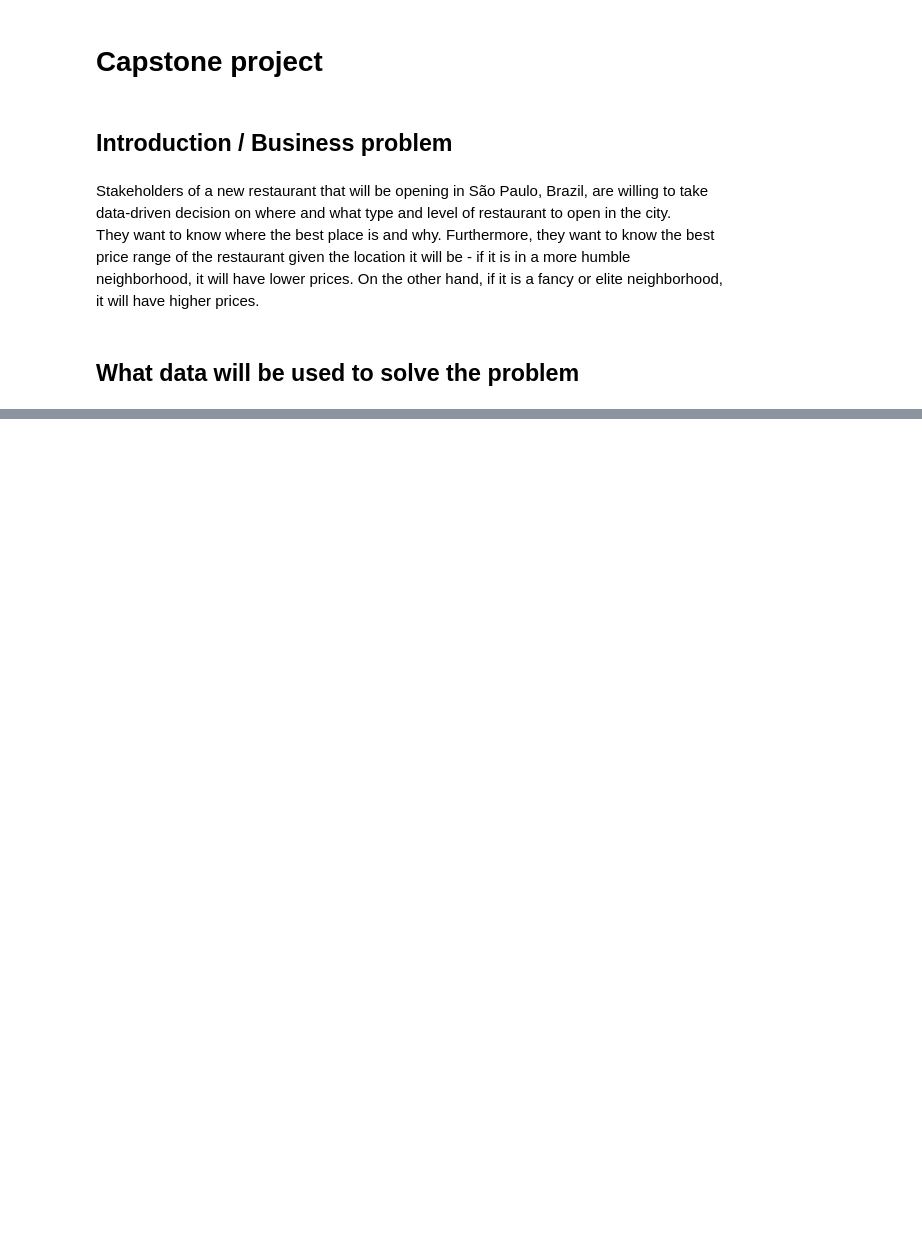
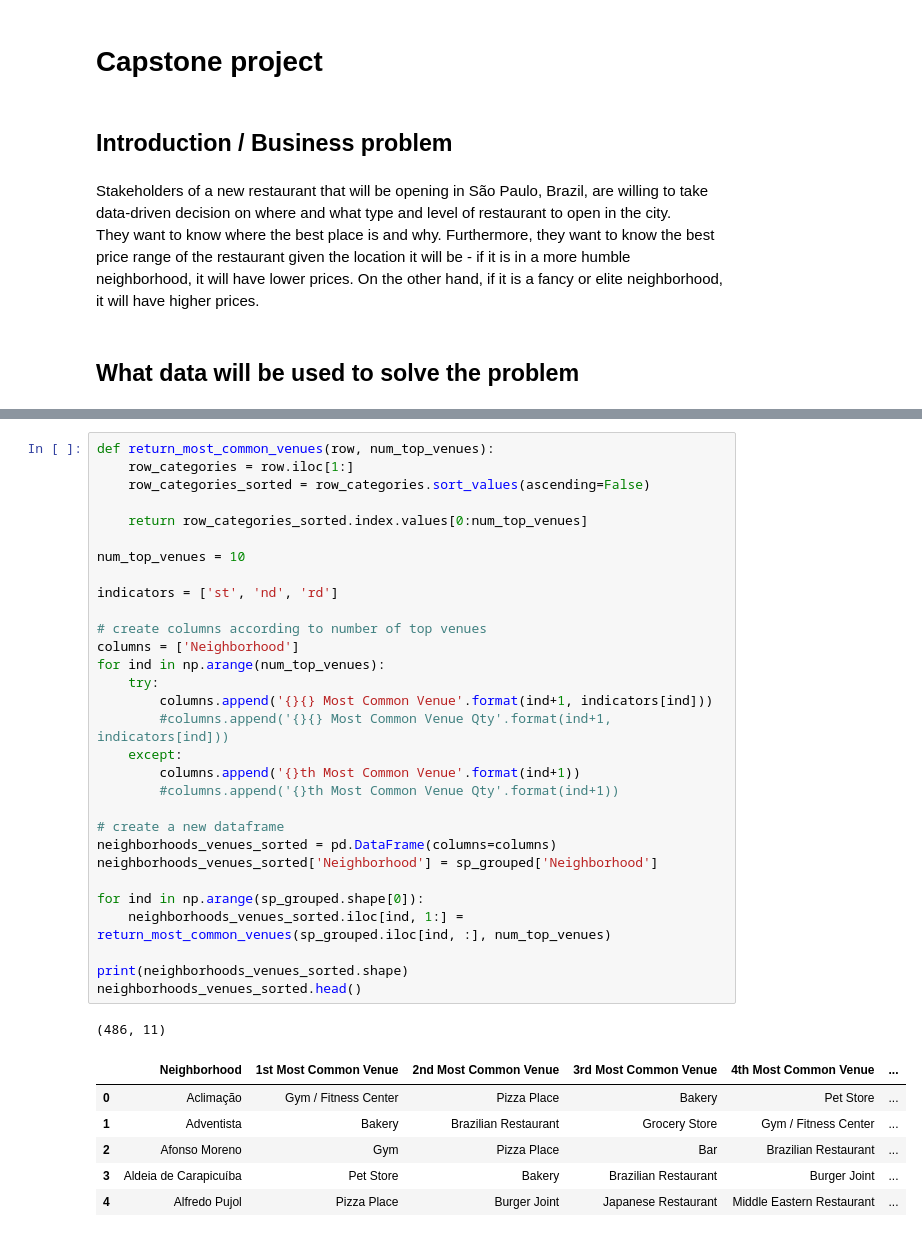
Before and after one commit to luccasklotz/Coursera-IBM-Specialization-09-Capstone, a Jupyter notebook: Capstone Project - Final Project.ipynb, the cells around one changed output, grey strips where cells are left out. Cells and saved outputs as stored; diff of their text form; blank space fills up the shorter version.

```diff
--- a/Capstone Project - Final Project.ipynb
+++ b/Capstone Project - Final Project.ipynb
@@ -19,0 +120,38 @@ To achieve the goal, two data sources will be used:
+# %%
+def return_most_common_venues(row, num_top_venues):
+    row_categories = row.iloc[1:]
+    row_categories_sorted = row_categories.sort_values(ascending=False)
+
+    return row_categories_sorted.index.values[0:num_top_venues]
+
+num_top_venues = 10
+
+indicators = ['st', 'nd', 'rd']
+
+# create columns according to number of top venues
+columns = ['Neighborhood']
+for ind in np.arange(num_top_venues):
+    try:
+        columns.append('{}{} Most Common Venue'.format(ind+1, indicators[ind]))
+        #columns.append('{}{} Most Common Venue Qty'.format(ind+1, indicators[ind]))
+    except:
+        columns.append('{}th Most Common Venue'.format(ind+1))
+        #columns.append('{}th Most Common Venue Qty'.format(ind+1))
+
+# create a new dataframe
+neighborhoods_venues_sorted = pd.DataFrame(columns=columns)
+neighborhoods_venues_sorted['Neighborhood'] = sp_grouped['Neighborhood']
+
+for ind in np.arange(sp_grouped.shape[0]):
+    neighborhoods_venues_sorted.iloc[ind, 1:] = return_most_common_venues(sp_grouped.iloc[ind, :], num_top_venues)
+
+print(neighborhoods_venues_sorted.shape)
+neighborhoods_venues_sorted.head()
+# %% [output]
+(486, 11)
+|  | Neighborhood | 1st Most Common Venue | 2nd Most Common Venue | 3rd Most Common Venue | 4th Most Common Venue | ... |
+| 0 | Aclimação | Gym / Fitness Center | Pizza Place | Bakery | Pet Store | ... |
+| 1 | Adventista | Bakery | Brazilian Restaurant | Grocery Store | Gym / Fitness Center | ... |
+| 2 | Afonso Moreno | Gym | Pizza Place | Bar | Brazilian Restaurant | ... |
+| 3 | Aldeia de Carapicuíba | Pet Store | Bakery | Brazilian Restaurant | Burger Joint | ... |
+| 4 | Alfredo Pujol | Pizza Place | Burger Joint | Japanese Restaurant | Middle Eastern Restaurant | ... |
```
Also changed, not shown: parts of 45 cells of this notebook, 2 other files.
